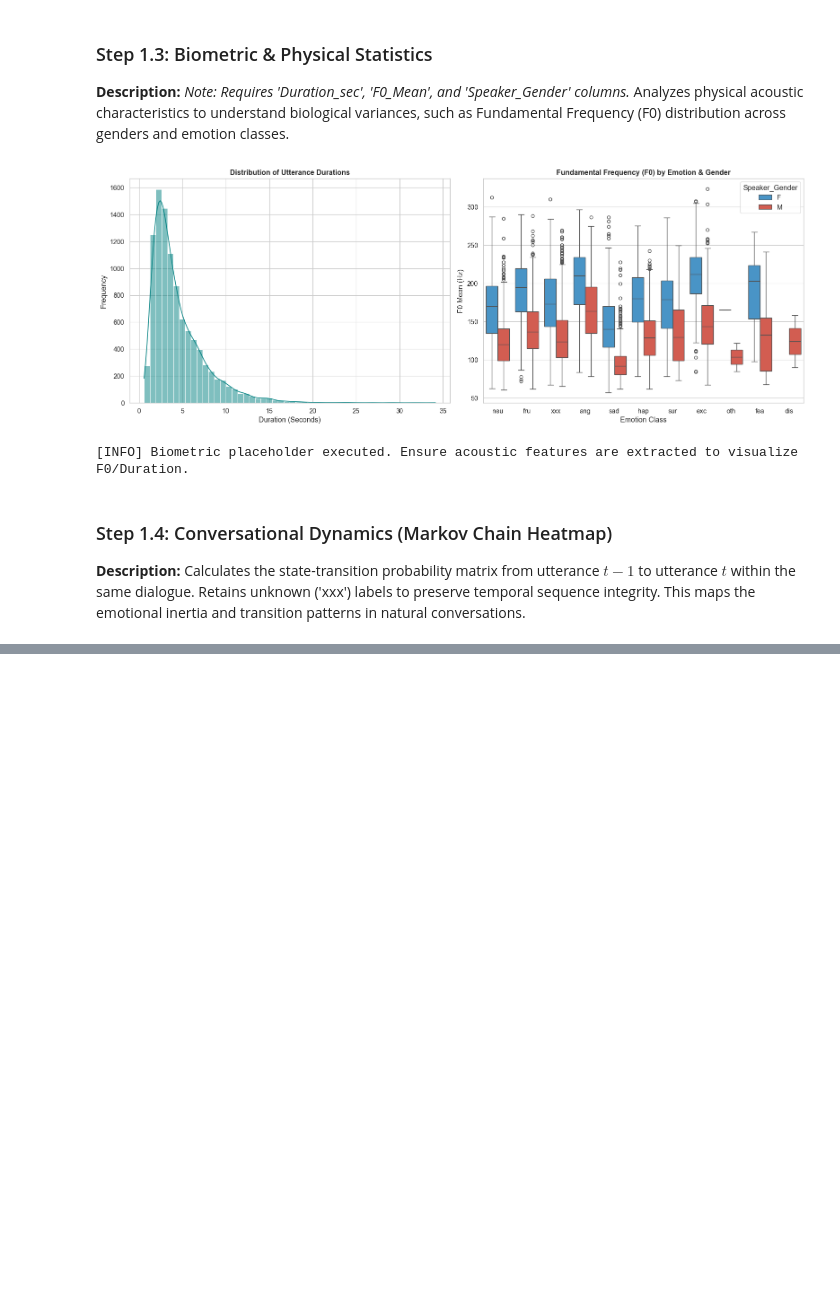
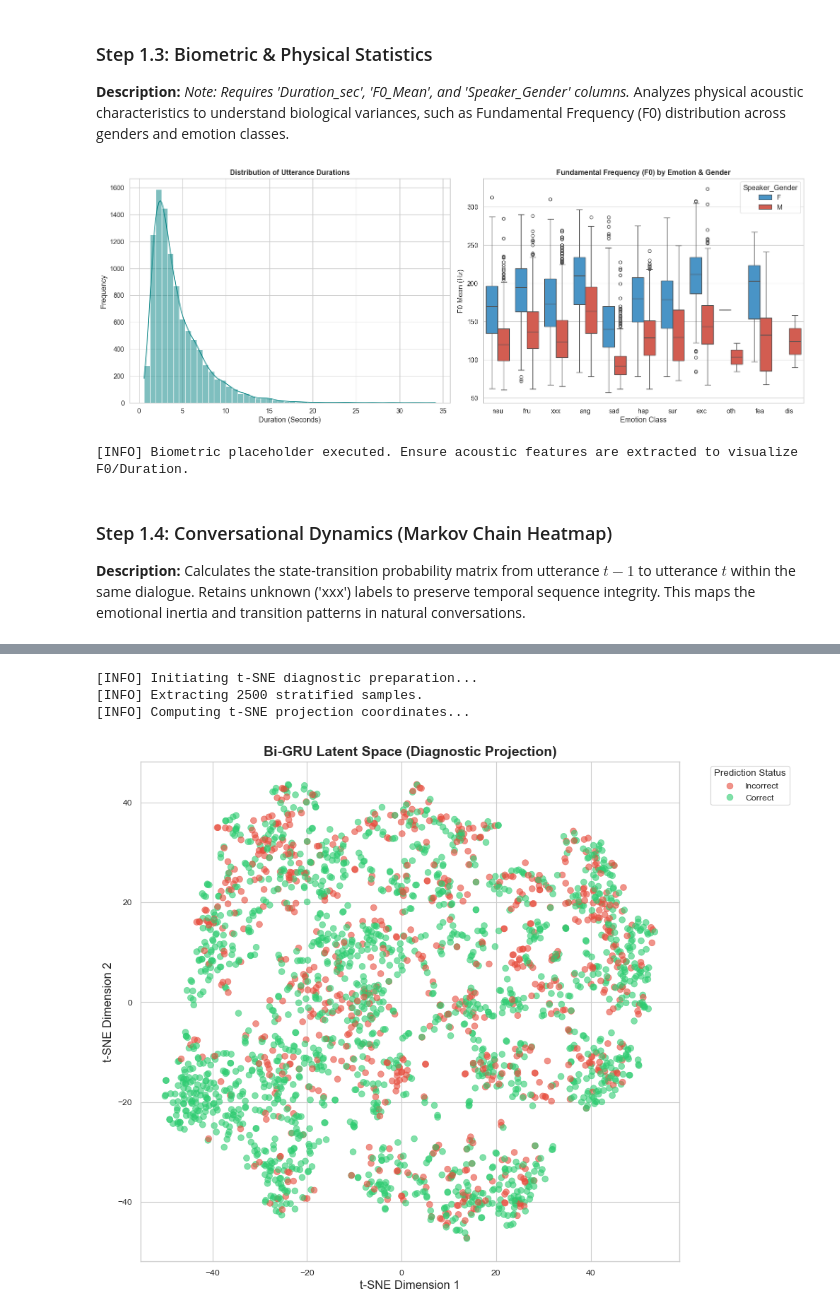
Before and after one commit to HuyPham171-hub/conv-ser, a Jupyter notebook: notebooks/eda_iemocap.ipynb, the cells around one changed output, grey strips where cells are left out. Saved outputs shown, nothing was run; the diff lists cells and outputs as text; code cells hidden in the pictures; blank space fills up the shorter version.

```diff
--- a/notebooks/eda_iemocap.ipynb
+++ b/notebooks/eda_iemocap.ipynb
@@ -207,0 +369,63 @@ plt.show()
+# %%
+# =====================================================================
+# t-SNE LATENT SPACE VISUALIZATION
+# =====================================================================
+from sklearn.model_selection import train_test_split
+from sklearn.manifold import TSNE
+import matplotlib.pyplot as plt
+import seaborn as sns
+
+print("[INFO] Initiating t-SNE diagnostic preparation...")
+
+# 1. NO ALIGNMENT NEEDED
+# Files are now guaranteed to match from extract_diagnostics.py
+plot_df = results_df.copy()
+plot_hidden_states = hidden_states
+
+# 2. STRATIFIED SUBSETTING (To prevent RAM crashes during t-SNE)
+SAMPLE_SIZE = 2500
+
+if len(plot_df) > SAMPLE_SIZE:
+    print(f"[INFO] Extracting {SAMPLE_SIZE} stratified samples.")
+    _, plot_df, _, plot_hidden_states = train_test_split(
+        plot_df,
+        plot_hidden_states,
+        test_size=SAMPLE_SIZE,
+        stratify=plot_df['True_Label'],
+        random_state=42
+    )
+    plot_df = plot_df.copy().reset_index(drop=True)
+
+# 3. t-SNE DIMENSIONALITY REDUCTION
+print("[INFO] Computing t-SNE projection coordinates...")
+tsne = TSNE(n_components=2, perplexity=30, random_state=42, init='pca', learning_rate='auto')
+tsne_results = tsne.fit_transform(plot_hidden_states)
+
+plot_df['tsne_1'] = tsne_results[:, 0]
+plot_df['tsne_2'] = tsne_results[:, 1]
+
+# 4. STATIC VISUALIZATION
+plt.figure(figsize=(10, 8))
+sns.scatterplot(
+    data=plot_df,
+    x='tsne_1',
+    y='tsne_2',
+    hue='Status', # Separates correct classifications from system errors
+    palette={'Correct': '#2ecc71', 'Incorrect': '#e74c3c'},
+    alpha=0.6,
+    s=40,
+    edgecolor=None
+)
+
+# Change title based on which Stage you extracted
+plt.title("Bi-GRU Latent Space (Diagnostic Projection)", fontsize=14, fontweight='bold')
+plt.xlabel("t-SNE Dimension 1", fontsize=12)
+plt.ylabel("t-SNE Dimension 2", fontsize=12)
+plt.legend(title="Prediction Status", bbox_to_anchor=(1.05, 1), loc='upper left')
+plt.tight_layout()
+plt.show()
+# %% [output]
+[INFO] Initiating t-SNE diagnostic preparation...
+[INFO] Extracting 2500 stratified samples.
+[INFO] Computing t-SNE projection coordinates...
+[figure, added]
```
Also changed, not shown: parts of 16 cells of this notebook, 14 other files.
